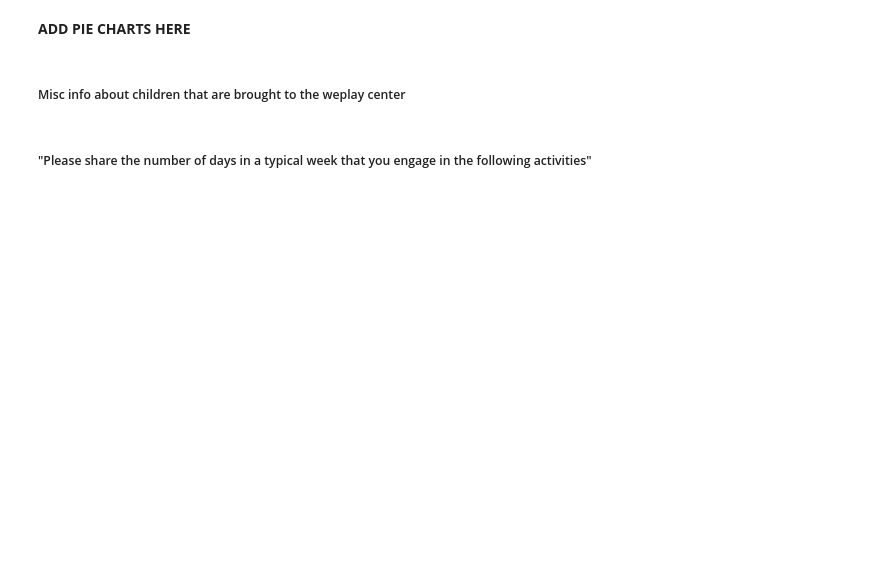
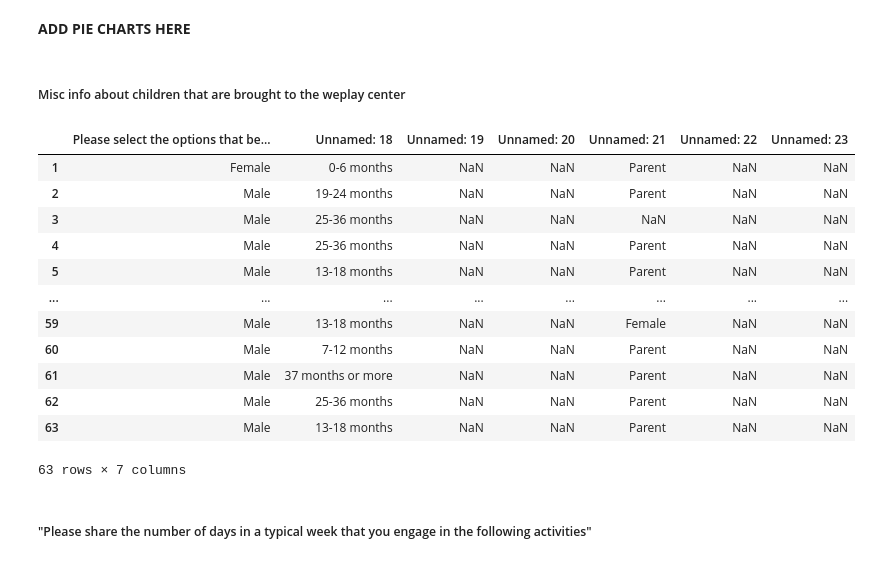
Before and after one commit to renarepenning/weplaynoladata, a Jupyter notebook: MilestoneTwo.ipynb, the cells around one changed output. Drawn from its saved outputs; the diff is of its cells as text; code cells hidden in the pictures; blank space fills up the shorter version.

```diff
--- a/MilestoneTwo.ipynb
+++ b/MilestoneTwo.ipynb
@@ -88,10 +122,24 @@ how_found_WPC.columns = [["Sign/Poster/flyer", "Friend", "Website", "Social Medi
 # %%
 child_FD = familySurveyDf.iloc[1:, 17:24] # combined 18/19 into 17 manually
 
-#child_FD
+child_FD
 
 ## this just tells gender and age of children + age of child 2, age child three
 # then relationship , relationship 2, other
+# %% [output]
+|  | Please select the options that be... | Unnamed: 18 | Unnamed: 19 | Unnamed: 20 | Unnamed: 21 | Unnamed: 22 | Unnamed: 23 |
+| 1 | Female | 0-6 months | NaN | NaN | Parent | NaN | NaN |
+| 2 | Male | 19-24 months | NaN | NaN | Parent | NaN | NaN |
+| 3 | Male | 25-36 months | NaN | NaN | NaN | NaN | NaN |
+| 4 | Male | 25-36 months | NaN | NaN | Parent | NaN | NaN |
+| 5 | Male | 13-18 months | NaN | NaN | Parent | NaN | NaN |
+| ... | ... | ... | ... | ... | ... | ... | ... |
+| 59 | Male | 13-18 months | NaN | NaN | Female | NaN | NaN |
+| 60 | Male | 7-12 months | NaN | NaN | Parent | NaN | NaN |
+| 61 | Male | 37 months or more | NaN | NaN | Parent | NaN | NaN |
+| 62 | Male | 25-36 months | NaN | NaN | Parent | NaN | NaN |
+| 63 | Male | 13-18 months | NaN | NaN | Parent | NaN | NaN |
+63 rows × 7 columns
 # %% [markdown]
 ##### "Please share the number of days in a typical week that you engage in the following activities"
 # %%
```
Also changed, not shown: parts of 82 cells of this notebook, 1 other file.
